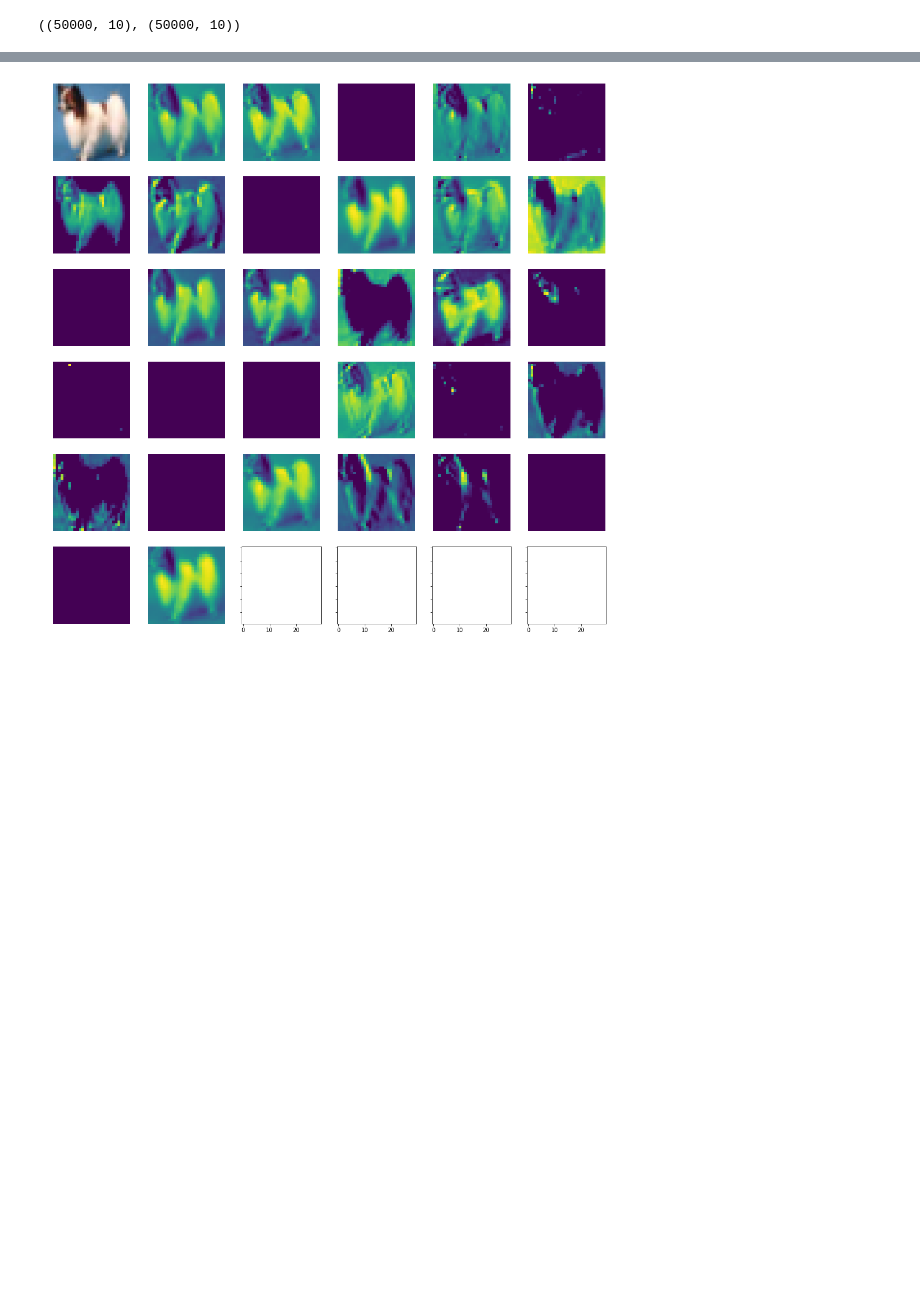
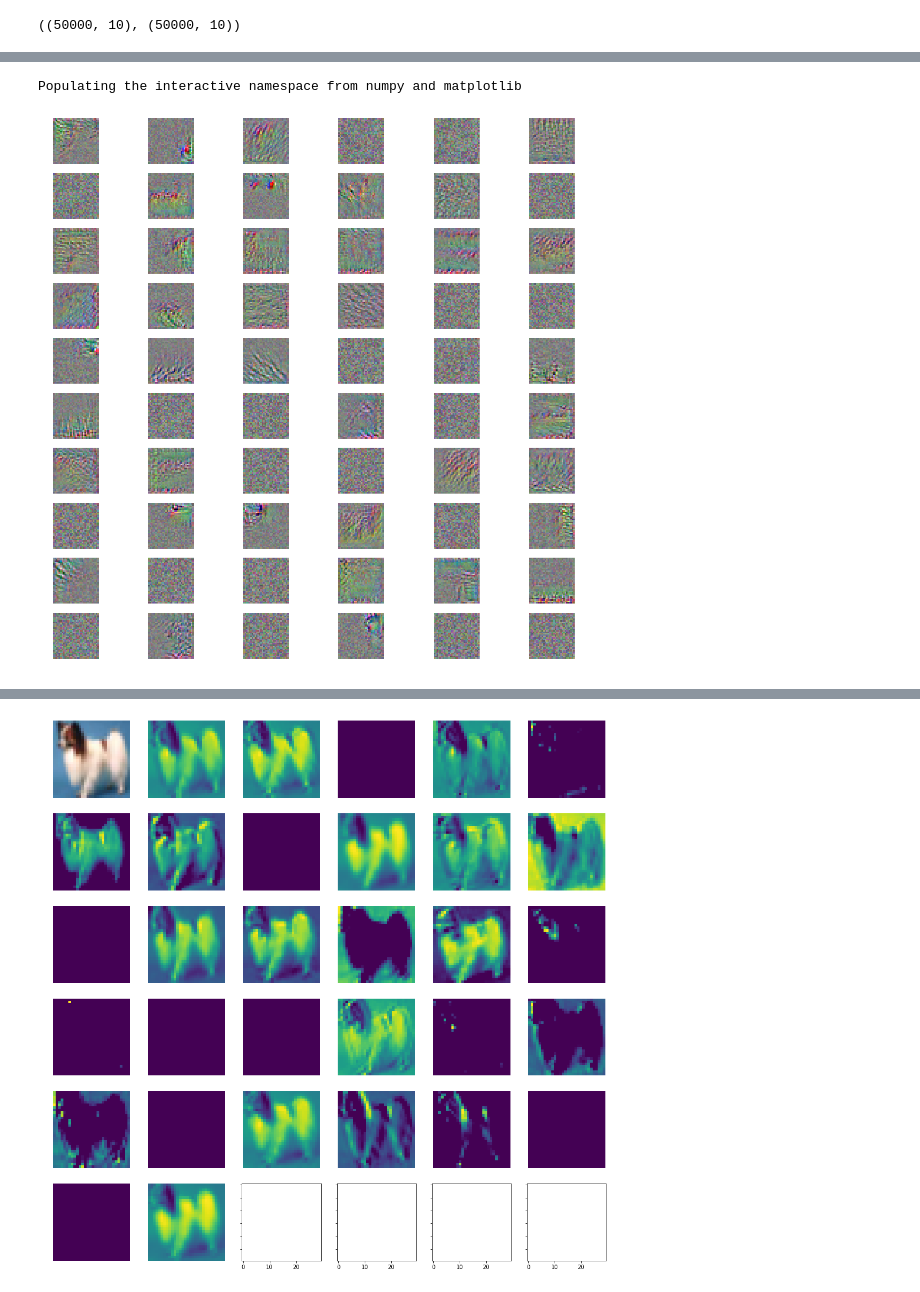
Before and after one commit to yamsgithub/deep_learning_exercises, a Jupyter notebook: cifar.ipynb, the cells around one changed output, grey strips where cells are left out. Cells and saved outputs as stored; diff of their text form; code cells hidden in the pictures; blank space fills up the shorter version.

```diff
--- a/cifar.ipynb
+++ b/cifar.ipynb
@@ -232,0 +298,22 @@ Populating the interactive namespace from numpy and matplotlib
+# %%
+%pylab inline
+import matplotlib.pyplot as plt
+import matplotlib.image as mpimg
+
+layer_name = 'conv2d_6'
+rows = 6
+cols = 6
+fig,ax = plt.subplots(10, 6, sharex=True, sharey=True, figsize=(18,18))
+ax = ax.flatten()
+
+i = 0
+for l in range(68,128):
+
+    img=mpimg.imread('%s_filter_%d.png' % (layer_name, l))
+
+    ax[i].imshow(img)
+    ax[i].axis('off')
+    i += 1
+# %% [output]
+Populating the interactive namespace from numpy and matplotlib
+[figure, added]
```
Also changed, not shown: parts of 17 cells of this notebook.
